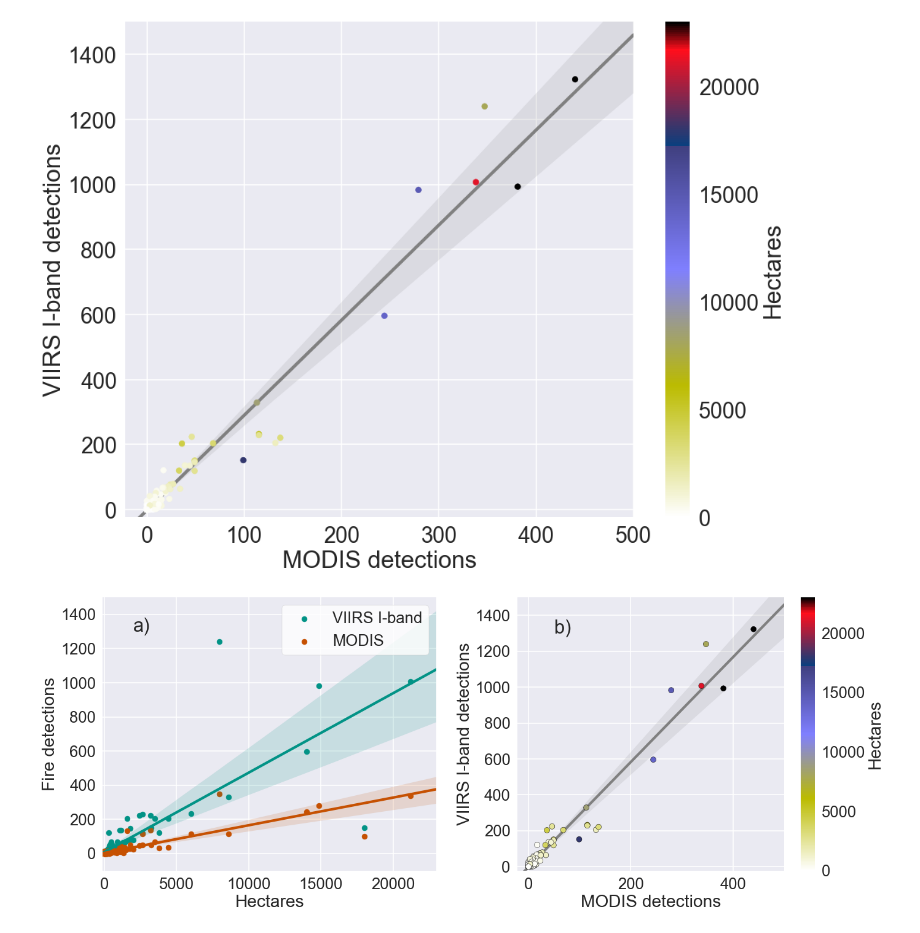
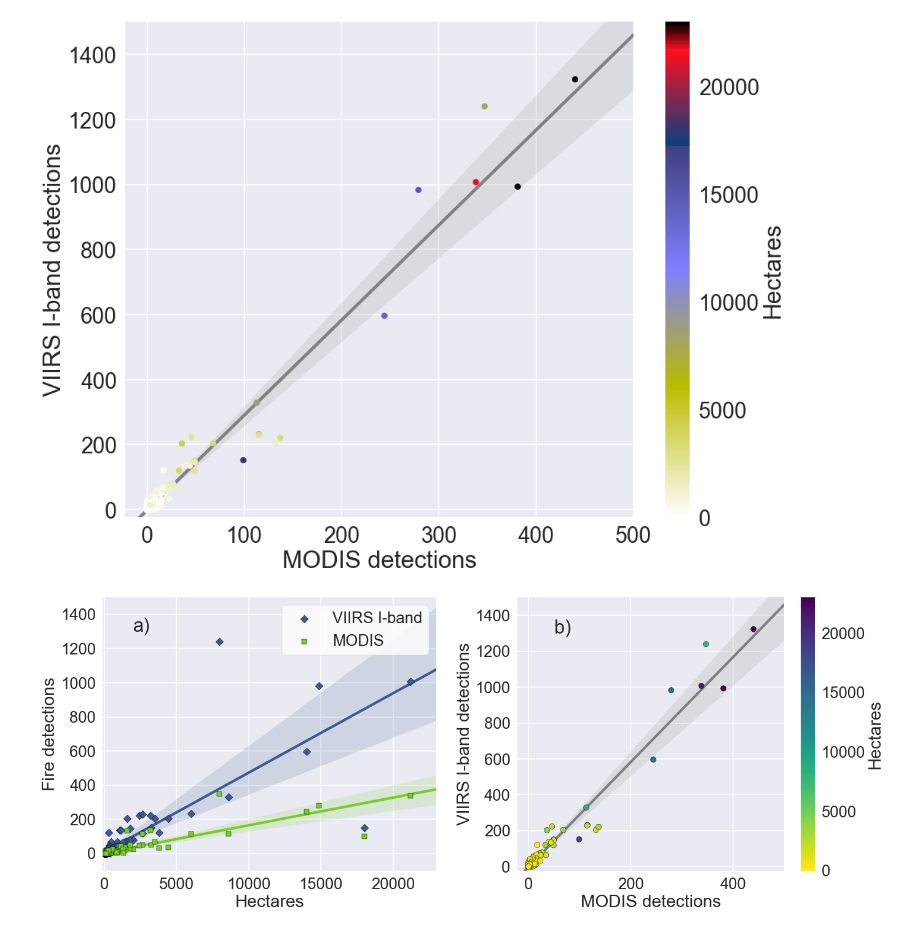
Before and after one commit to chryss/VIFDAHL, a Jupyter notebook: ipynb_viirs1/Fig05.ipynb, the cells around one changed output. Cells and saved outputs as stored; diff of their text form; code cells hidden in the pictures.

Commit message:
Changed Fig 5 color scheme for better B/W viewing.

```diff
--- a/ipynb_viirs1/Fig05.ipynb
+++ b/ipynb_viirs1/Fig05.ipynb
@@ -870,7 +870,7 @@ f.savefig(os.path.join(gisoutdir, outfn), dpi=150, bbox_inches='tight')
 sns.set_context("poster", font_scale=1.6)
 
 
-plotpalette = sns.xkcd_palette(['teal', 'dark orange', ])
+plotpalette = sns.xkcd_palette(['denim blue', 'apple green', ])
 palette1 = itertools.cycle(plotpalette)
 xlim = (-100, 23000)
 ylim = (-100, 1500)
@@ -880,11 +880,11 @@ palette0 = itertools.cycle(sns.color_palette())
 
 fig, (ax0, ax1) = plt.subplots(ncols=2, figsize=(20, 8))
 plot_frame(cleanedfireperimDF,
-        kind='scatter', x='Hectares', y="VIIRSIcoun", s=80,
-        ax=ax0, label="VIIRS I-band", color=next(palette1))
+        kind='scatter', x='Hectares', y="VIIRSIcoun", s=80, edgecolor='k', marker='D',
+        zorder=5, ax=ax0, label="VIIRS I-band", color=next(palette1))
 plot_frame(cleanedfireperimDF,
-        kind='scatter', x='Hectares', y="MOD14count", s=80,
-        ax=ax0, label="MODIS", color=next(palette1))
+        kind='scatter', x='Hectares', y="MOD14count", s=80,  edgecolor='k', marker='s',
+        zorder=5, ax=ax0, label="MODIS", color=next(palette1))
 
 sns.regplot(x="Hectares", y="VIIRSIcoun",
            data=cleanedfireperimDF,
@@ -916,35 +916,35 @@ plot_frame(cleanedfireperimDF, kind='scatter',
                                  x="MOD14count",
                                  y="VIIRSIcoun",
                                  xlim=xlim,
                                  ylim=ylim,
                                  s=80,
                                  edgecolor='k',
                                  c='Hectares',
-                                 cmap="gist_stern_r",
+                                 cmap="viridis_r",
                                  vmin=0,
                                  vmax=23000,
                                  colorbar=True,
                                  legend=True,
                                  sharex=False,
                                  zorder=2,
                                  ax=ax1
                                 )
 sns.regplot(
     x="MOD14count",
     y="VIIRSIcoun",
     data=cleanedfireperimDF,
     ax=ax1,
     color="grey",
     scatter=False,
     line_kws={'zorder': 1}
     )
 
 ax1.set_xlabel('MODIS detections')
 ax1.set_ylabel('VIIRS I-band detections')
 ax1.text(50, 1300, 'b)')
 plt.tight_layout()
 # %% [output]
-[figure, old version]
+[figure, new version]
 # %%
 outfn = 'Fig05'
 fig.savefig(os.path.join(gisoutdir, outfn + '_LR.png'), dpi=150, bb_inches='tight')
```
Also changed, not shown: parts of 10 cells of this notebook.
